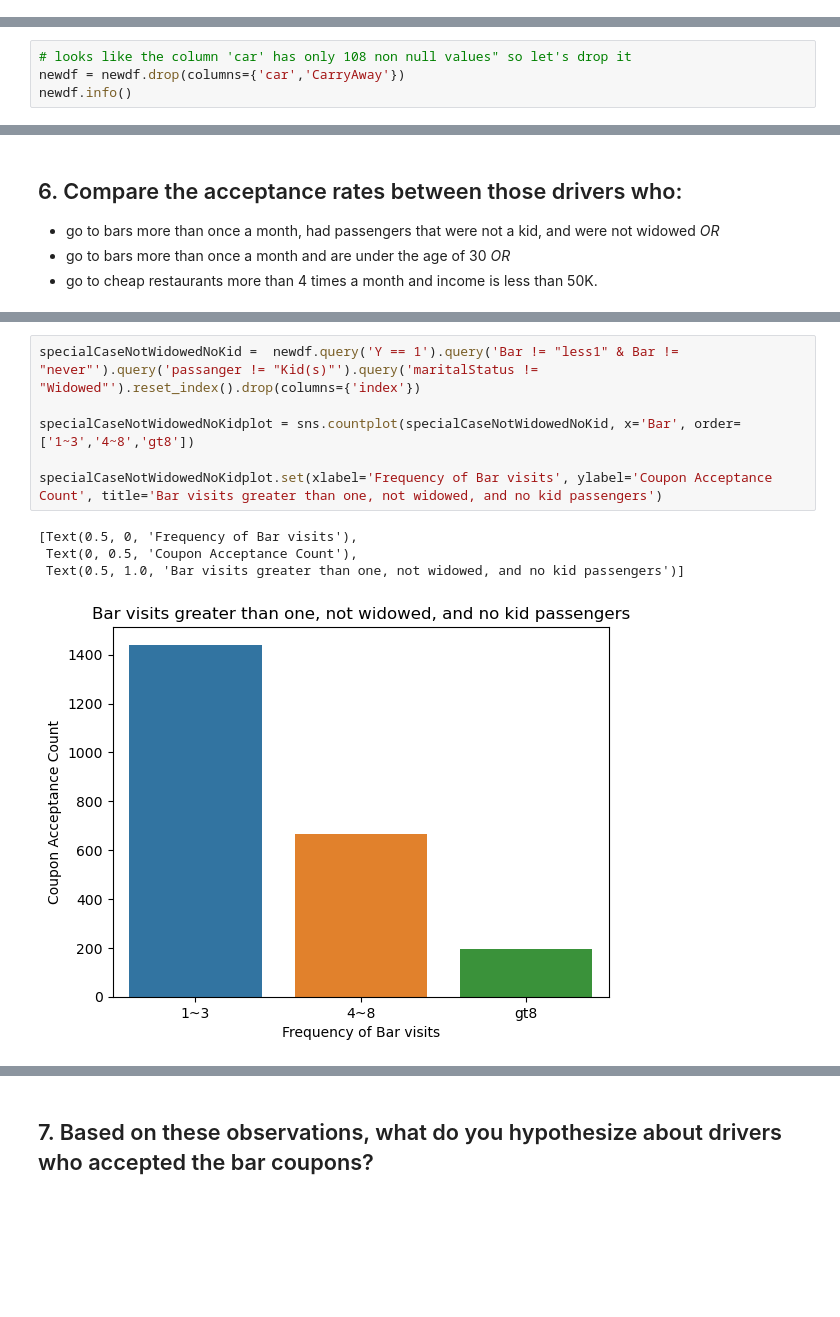
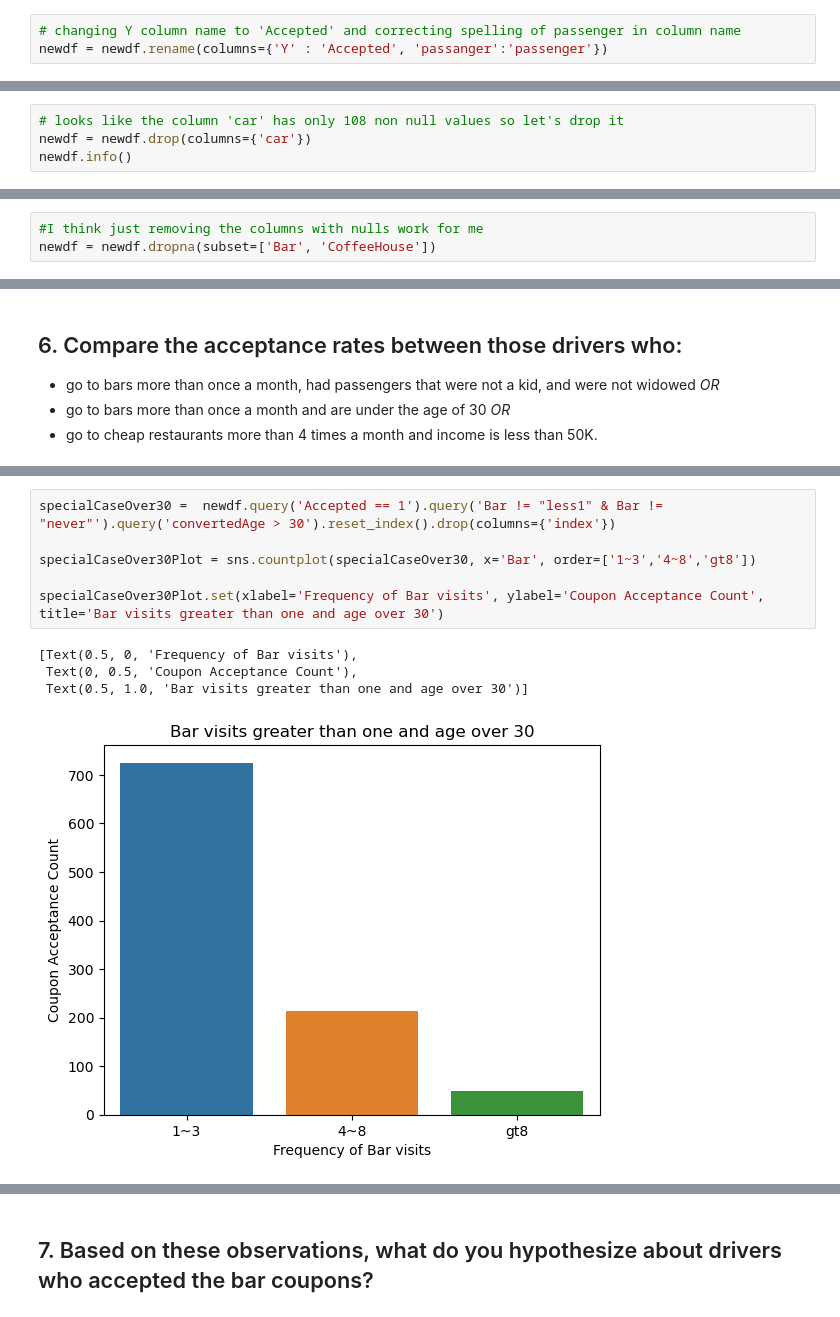
Before and after one commit to dipesh267/coupon-analysis, a Jupyter notebook: prompt.ipynb, the cells around one changed output, grey strips where cells are left out. Drawn from its saved outputs; the diff is of its cells as text; blank space fills up the shorter version.

```diff
--- a/prompt.ipynb
+++ b/prompt.ipynb
@@ -182,4 +183,7 @@ convertedAge
 46     686
 21     547
 Name: count, dtype: int64
+# %%
+# changing Y column name to 'Accepted' and correcting spelling of passenger in column name
+newdf = newdf.rename(columns={'Y' : 'Accepted', 'passanger':'passenger'})
 # %%
@@ -193,8 +199,8 @@ ageCouponDf.set(xlabel='Age', ylabel='Coupon Acceptance', title='Coupon accpetan
 # %% [markdown]
 ## 3. Decide what to do about your missing data -- drop, replace, other...
 # %%
-# looks like the column 'car' has only 108 non null values" so let's drop it
-newdf = newdf.drop(columns={'car','CarryAway'})
+# looks like the column 'car' has only 108 non null values so let's drop it
+newdf = newdf.drop(columns={'car'})
 newdf.info()
 # %% [output]
 <class 'pandas.core.frame.DataFrame'>
@@ -216,0 +240,3 @@ memory usage: 2.4+ MB
+# %%
+#I think just removing the columns with nulls work for me
+newdf = newdf.dropna(subset=['Bar', 'CoffeeHouse'])
@@ -494,11 +589,11 @@ specialCaseUnder30Plot.set(xlabel='Frequency of Bar visits', ylabel='Coupon Acce
 # %%
-specialCaseNotWidowedNoKid =  newdf.query('Y == 1').query('Bar != "less1" & Bar != "never"').query('passanger != "Kid(s)"').query('maritalStatus != "Widowed"').reset_index().drop(columns={'index'})
+specialCaseOver30 =  newdf.query('Accepted == 1').query('Bar != "less1" & Bar != "never"').query('convertedAge > 30').reset_index().drop(columns={'index'})
 
-specialCaseNotWidowedNoKidplot = sns.countplot(specialCaseNotWidowedNoKid, x='Bar', order=['1~3','4~8','gt8'])
+specialCaseOver30Plot = sns.countplot(specialCaseOver30, x='Bar', order=['1~3','4~8','gt8'])
 
-specialCaseNotWidowedNoKidplot.set(xlabel='Frequency of Bar visits', ylabel='Coupon Acceptance Count', title='Bar visits greater than one, not widowed, and no kid passengers')
+specialCaseOver30Plot.set(xlabel='Frequency of Bar visits', ylabel='Coupon Acceptance Count', title='Bar visits greater than one and age over 30')
 # %% [output]
 [Text(0.5, 0, 'Frequency of Bar visits'),
  Text(0, 0.5, 'Coupon Acceptance Count'),
- Text(0.5, 1.0, 'Bar visits greater than one, not widowed, and no kid passengers')]
+ Text(0.5, 1.0, 'Bar visits greater than one and age over 30')]
-[figure, old version]
+[figure, new version]
```
Also changed, not shown: parts of 70 cells of this notebook.
